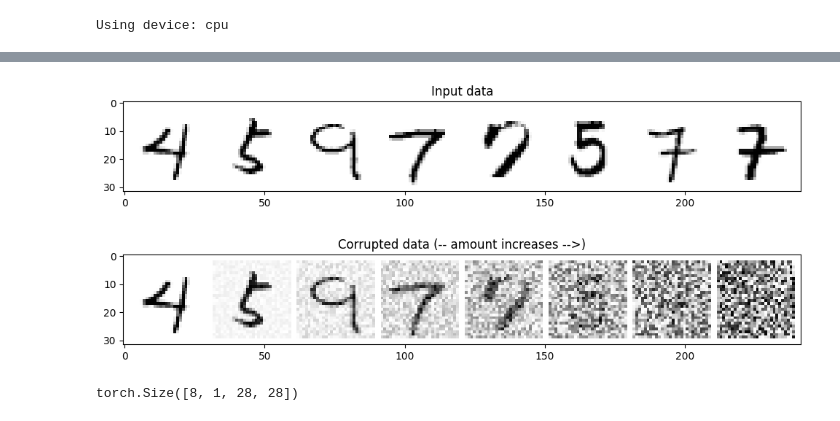
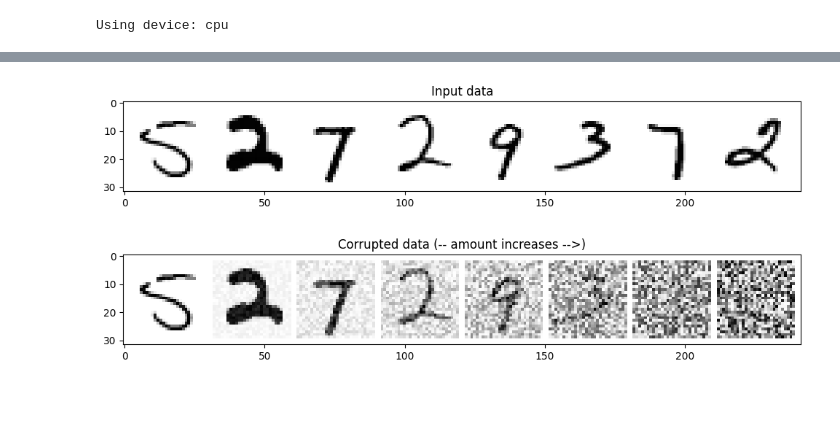
Before and after one commit to capucine-hustin/GenerativeAIModels, a Jupyter notebook: 5. Diffusion.ipynb, the cells around one changed output, grey strips where cells are left out. Cells and saved outputs as stored; diff of their text form; code cells hidden in the pictures.

```diff
--- a/5. Diffusion.ipynb
+++ b/5. Diffusion.ipynb
@@ -49,16 +19,27 @@ def corrupt(x, amount):
+# %%
+
+def add_noise(input_data, corruption_level):
+    """Introduce corruption into the input data `input_data` by adding noise based on `corruption_level`"""
+    noise = torch.rand_like(input_data)
+    corruption_level = corruption_level.view(-1, 1, 1, 1)
+    corrupted_data = input_data * (1 - corruption_level) + noise * corruption_level
+    return corrupted_data
 # %%
-# Plotting the input data
-fig, axs = plt.subplots(2, 1, figsize=(12, 5))
-axs[0].set_title('Input data')
-axs[0].imshow(torchvision.utils.make_grid(x)[0], cmap='Greys')
 
-# Adding noise
-amount = torch.linspace(0, 1, x.shape[0]) # Left to right -> more corruption
-noised_x = corrupt(x, amount)
 
-# Plotting the noised version
-axs[1].set_title('Corrupted data (-- amount increases -->)')
-axs[1].imshow(torchvision.utils.make_grid(noised_x)[0], cmap='Greys');
+def plot_data_with_corruption(x):
+    """Plot the input data and its corrupted version."""
+    fig, axs = plt.subplots(2, 1, figsize=(12, 5))
+    axs[0].set_title('Input data')
+    axs[0].imshow(torchvision.utils.make_grid(x)[0], cmap='Greys')
+
+    corruption_levels = torch.linspace(0, 1, x.shape[0]) # From left to right, more corruption
+    corrupted_x = add_noise(x, corruption_levels)
+
+    axs[1].set_title('Corrupted data (-- amount increases -->)')
+    axs[1].imshow(torchvision.utils.make_grid(corrupted_x)[0], cmap='Greys')
+
+plot_data_with_corruption(x)
 # %% [output]
-[figure, old version]
+[figure, new version]
 # %%
@@ -96,8 +79,2 @@ class BasicUNet(nn.Module):
 
         return x
-# %%
-net = BasicUNet()
-x = torch.rand(8, 1, 28, 28)
-net(x).shape
-# %% [output]
-torch.Size([8, 1, 28, 28])
```
Also changed, not shown: parts of 15 cells of this notebook.
